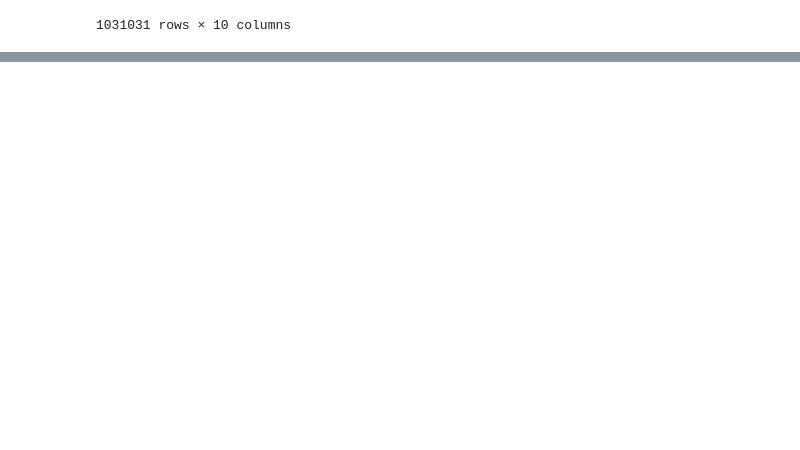
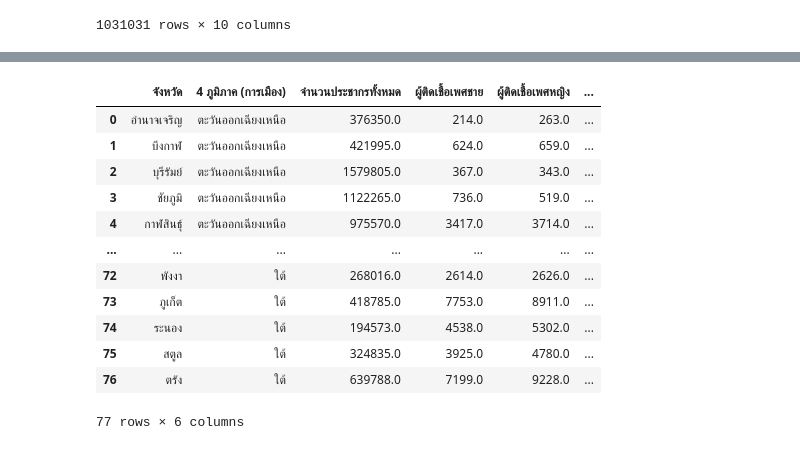
Before and after one commit to SupidchayaTangkidwanich/data_viz_2022, a Jupyter notebook: Data_Viz_Project.ipynb, the cells around one changed output, grey strips where cells are left out. Saved outputs shown, nothing was run; the diff lists cells and outputs as text; code cells hidden in the pictures; blank space fills up the shorter version.

```diff
--- a/Data_Viz_Project.ipynb
+++ b/Data_Viz_Project.ipynb
@@ -628,0 +912,3 @@ display(FM_df)
+# %%
+data_use2 = data_use.iloc[:,[0,1,3,4,5]]
+data_use2
@@ -628,0 +929,17 @@ display(FM_df)
+# %%
+data_use2['จำนวนผู้ติดเชื้อ'] = data_use2.ผู้ติดเชื้อเพศชาย	+ data_use2.ผู้ติดเชื้อเพศหญิง
+data_use2
+# %% [output]
+|  | จังหวัด | 4 ภูมิภาค (การเมือง) | จำนวนประชากรทั้งหมด | ผู้ติดเชื้อเพศชาย | ผู้ติดเชื้อเพศหญิง | ... |
+| 0 | อำนาจเจริญ | ตะวันออกเฉียงเหนือ | 376350.0 | 214.0 | 263.0 | ... |
+| 1 | บึงกาฬ | ตะวันออกเฉียงเหนือ | 421995.0 | 624.0 | 659.0 | ... |
+| 2 | บุรีรัมย์ | ตะวันออกเฉียงเหนือ | 1579805.0 | 367.0 | 343.0 | ... |
+| 3 | ชัยภูมิ | ตะวันออกเฉียงเหนือ | 1122265.0 | 736.0 | 519.0 | ... |
+| 4 | กาฬสินธุ์ | ตะวันออกเฉียงเหนือ | 975570.0 | 3417.0 | 3714.0 | ... |
+| ... | ... | ... | ... | ... | ... | ... |
+| 72 | พังงา | ใต้ | 268016.0 | 2614.0 | 2626.0 | ... |
+| 73 | ภูเก็ต | ใต้ | 418785.0 | 7753.0 | 8911.0 | ... |
+| 74 | ระนอง | ใต้ | 194573.0 | 4538.0 | 5302.0 | ... |
+| 75 | สตูล | ใต้ | 324835.0 | 3925.0 | 4780.0 | ... |
+| 76 | ตรัง | ใต้ | 639788.0 | 7199.0 | 9228.0 | ... |
+77 rows × 6 columns
```
Also changed, not shown: parts of 19 cells of this notebook.
